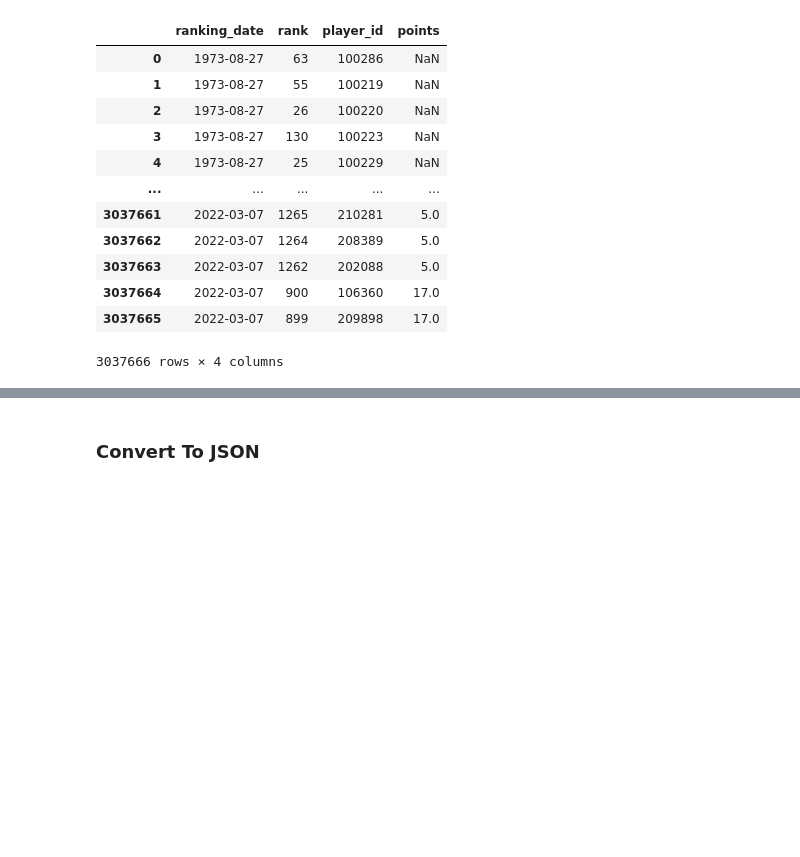
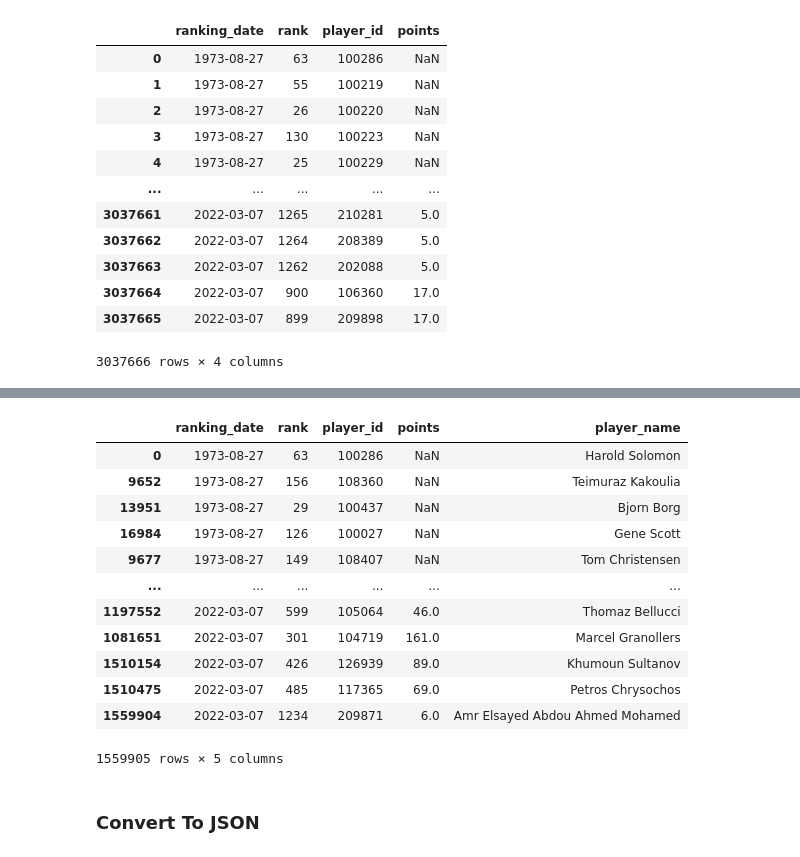
Before and after one commit to julieher/project_folder, a Jupyter notebook: players_ETL.ipynb, the cells around one changed output, grey strips where cells are left out. Cells and saved outputs as stored; diff of their text form; code cells hidden in the pictures; blank space fills up the shorter version.

```diff
--- a/players_ETL.ipynb
+++ b/players_ETL.ipynb
@@ -272,0 +268,5 @@ rankings
+# %%
+all_player2 = all_players[['player_id','player_name']]
+all_player2 =  all_player2.drop_duplicates()
+all_player2.index = range(all_player2.shape[0])
+all_player2
@@ -272,0 +287,18 @@ rankings
+# %%
+pen = pd.merge(rankings,all_player2, left_on="player_id",right_on='player_id')
+# %%
+pen.sort_values(by='ranking_date')
+# %% [output]
+|  | ranking_date | rank | player_id | points | player_name |
+| 0 | 1973-08-27 | 63 | 100286 | NaN | Harold Solomon |
+| 9652 | 1973-08-27 | 156 | 108360 | NaN | Teimuraz Kakoulia |
+| 13951 | 1973-08-27 | 29 | 100437 | NaN | Bjorn Borg |
+| 16984 | 1973-08-27 | 126 | 100027 | NaN | Gene Scott |
+| 9677 | 1973-08-27 | 149 | 108407 | NaN | Tom Christensen |
+| ... | ... | ... | ... | ... | ... |
+| 1197552 | 2022-03-07 | 599 | 105064 | 46.0 | Thomaz Bellucci |
+| 1081651 | 2022-03-07 | 301 | 104719 | 161.0 | Marcel Granollers |
+| 1510154 | 2022-03-07 | 426 | 126939 | 89.0 | Khumoun Sultanov |
+| 1510475 | 2022-03-07 | 485 | 117365 | 69.0 | Petros Chrysochos |
+| 1559904 | 2022-03-07 | 1234 | 209871 | 6.0 | Amr Elsayed Abdou Ahmed Mohamed |
+1559905 rows × 5 columns
```
Also changed, not shown: parts of 9 cells of this notebook, 1 other file.
